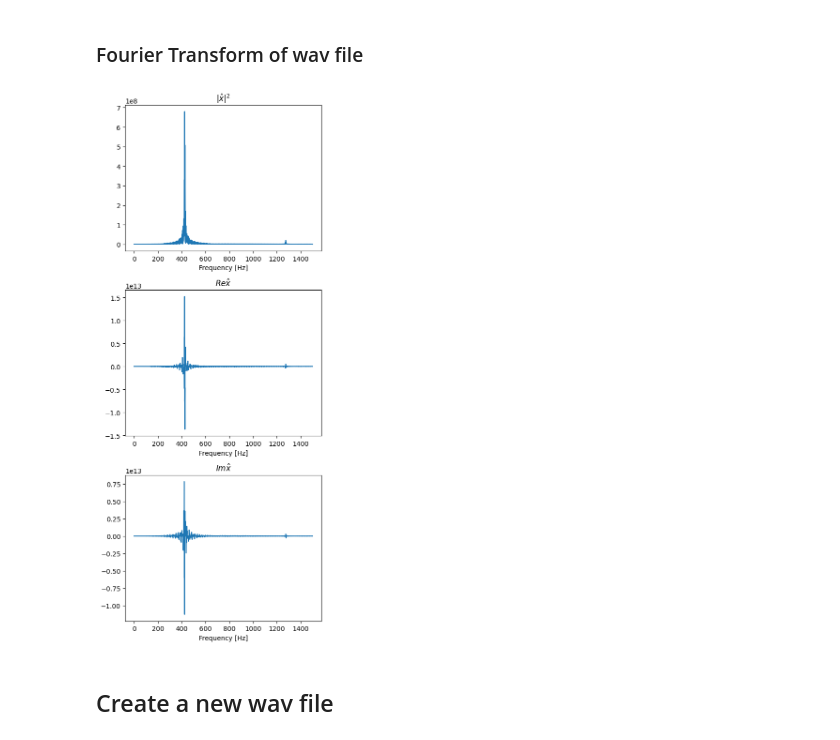
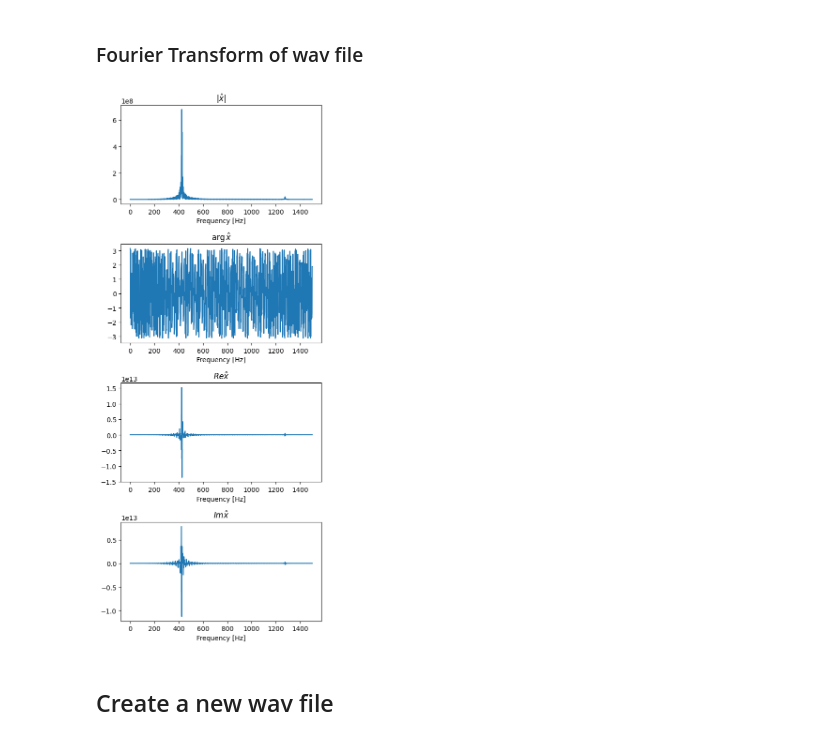
Before and after one commit to andresroliveira/FourierAnalysis, a Jupyter notebook: notebook.ipynb, the cells around one changed output. Saved outputs shown, nothing was run; the diff lists cells and outputs as text; code cells hidden in the pictures.

```diff
--- a/notebook.ipynb
+++ b/notebook.ipynb
@@ -41,24 +90,28 @@ x_hat_abs = 2*np.abs(x_hat) / n
 # %%
 k = 1 << 5
 
-fig, ax = plt.subplots(3,1, figsize=(5,12))
+fig, ax = plt.subplots(4, 1, figsize=(5, 12))
 
-ax[0].plot(freq_x[:n//k], x_hat_abs[:n//k] )
+ax[0].plot(freq_x[:n // k], x_hat_abs[:n // k])
 ax[0].set_xlabel("Frequency [Hz]")
-ax[0].set_title(r"$\left|\hat{x}\right|^2$")
+ax[0].set_title(r"$\left|\hat{x}\right|$")
 
-ax[1].plot(freq_x[:n//k], x_hat.real[:n//k] )
+ax[1].plot(freq_x[:n // k], np.angle(x_hat)[:n // k])
 ax[1].set_xlabel("Frequency [Hz]")
-ax[1].set_title(r"$Re \hat{x}$")
+ax[1].set_title(r"$\arg\hat{x}$")
 
-ax[2].plot(freq_x[:n//k], x_hat.imag[:n//k] )
+ax[2].plot(freq_x[:n // k], x_hat.real[:n // k])
 ax[2].set_xlabel("Frequency [Hz]")
-ax[2].set_title(r"$Im \hat{x}$")
+ax[2].set_title(r"$Re \hat{x}$")
+
+ax[3].plot(freq_x[:n // k], x_hat.imag[:n // k])
+ax[3].set_xlabel("Frequency [Hz]")
+ax[3].set_title(r"$Im \hat{x}$")
 
 fig.tight_layout()
 plt.show()
 # %% [output]
-[figure, old version]
+[figure, new version]
 # %% [markdown]
 ## Create a new wav file
 # %%
```
Also changed, not shown: parts of 26 cells of this notebook.
